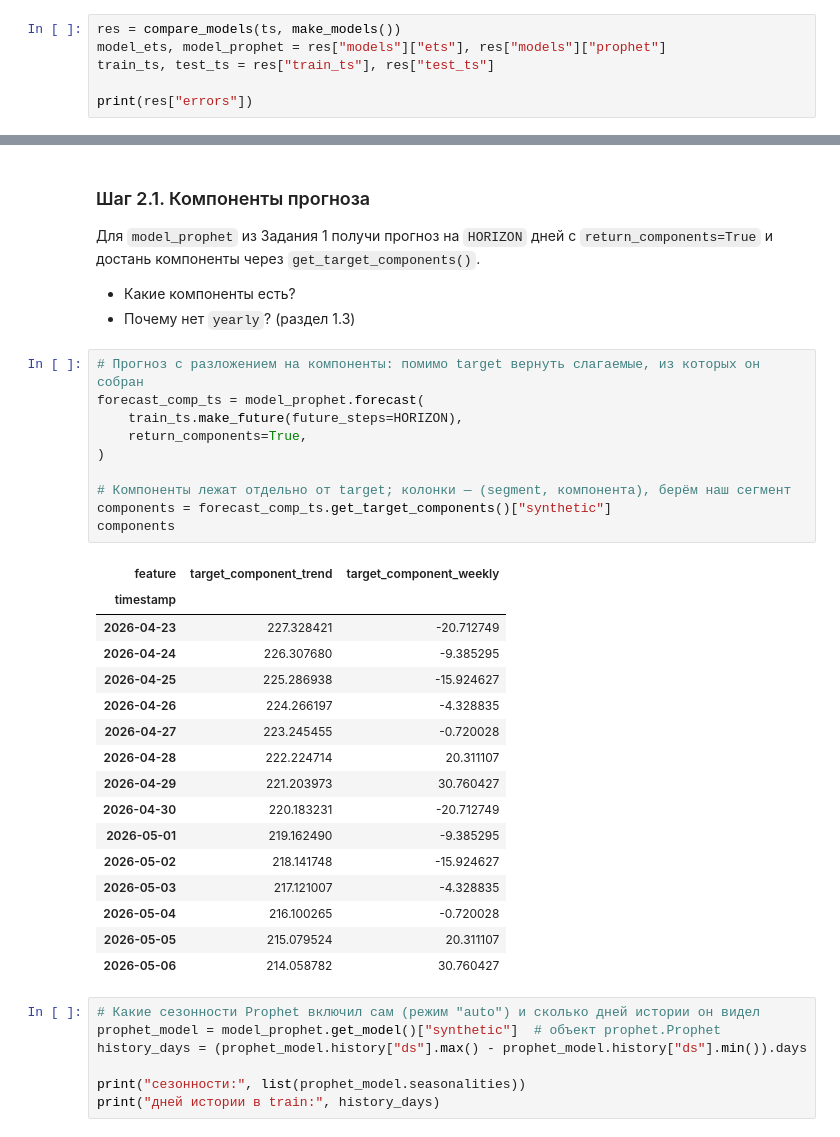
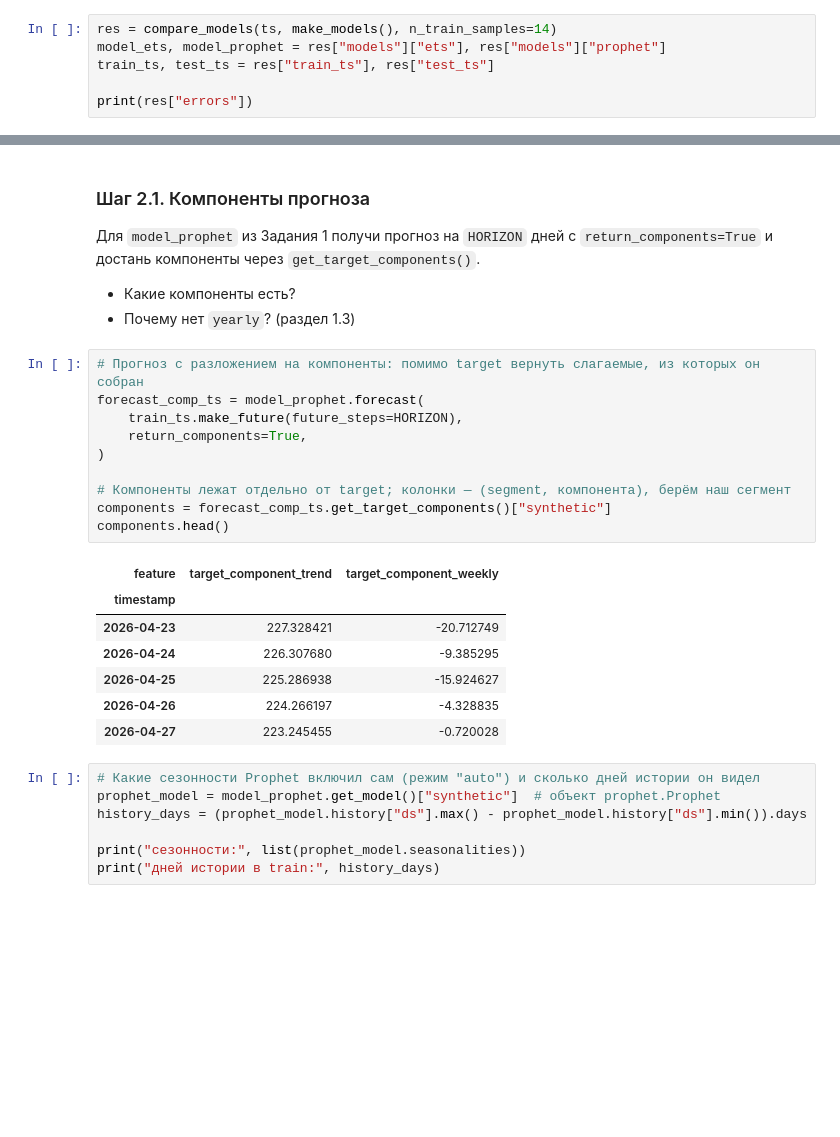
Before and after one commit to skv-analyst/study-etna, a Jupyter notebook: weeks/week-02-advanced-models/ch07-ProphetModel.ipynb, the cells around one changed output, grey strips where cells are left out. Cells and saved outputs as stored; diff of their text form; blank space fills up the shorter version.

```diff
--- a/weeks/week-02-advanced-models/ch07-ProphetModel.ipynb
+++ b/weeks/week-02-advanced-models/ch07-ProphetModel.ipynb
@@ -293,7 +293,7 @@ def compare_models(ts: TSDataset, models: dict, n_train_samples: int | None = No
         )
     return {"models": models, "forecasts": forecasts, "errors": errors, "train_ts": train_ts, "test_ts": test_ts}
 # %%
-res = compare_models(ts, make_models())
+res = compare_models(ts, make_models(), n_train_samples=14)
 model_ets, model_prophet = res["models"]["ets"], res["models"]["prophet"]
 train_ts, test_ts = res["train_ts"], res["test_ts"]
 
@@ -406,30 +406,21 @@ Name: smape, dtype: float64
 # %%
 # Прогноз с разложением на компоненты: помимо target вернуть слагаемые, из которых он собран
 forecast_comp_ts = model_prophet.forecast(
     train_ts.make_future(future_steps=HORIZON),
     return_components=True,
 )
 
 # Компоненты лежат отдельно от target; колонки — (segment, компонента), берём наш сегмент
 components = forecast_comp_ts.get_target_components()["synthetic"]
-components
+components.head()
 # %% [output]
 | feature | target_component_trend | target_component_weekly |
 | timestamp |  |  |
 | 2026-04-23 | 227.328421 | -20.712749 |
 | 2026-04-24 | 226.307680 | -9.385295 |
 | 2026-04-25 | 225.286938 | -15.924627 |
 | 2026-04-26 | 224.266197 | -4.328835 |
 | 2026-04-27 | 223.245455 | -0.720028 |
-| 2026-04-28 | 222.224714 | 20.311107 |
-| 2026-04-29 | 221.203973 | 30.760427 |
-| 2026-04-30 | 220.183231 | -20.712749 |
-| 2026-05-01 | 219.162490 | -9.385295 |
-| 2026-05-02 | 218.141748 | -15.924627 |
-| 2026-05-03 | 217.121007 | -4.328835 |
-| 2026-05-04 | 216.100265 | -0.720028 |
-| 2026-05-05 | 215.079524 | 20.311107 |
-| 2026-05-06 | 214.058782 | 30.760427 |
 # %%
 # Какие сезонности Prophet включил сам (режим "auto") и сколько дней истории он видел
 prophet_model = model_prophet.get_model()["synthetic"]  # объект prophet.Prophet
```
Also changed, not shown: parts of 11 cells of this notebook.
